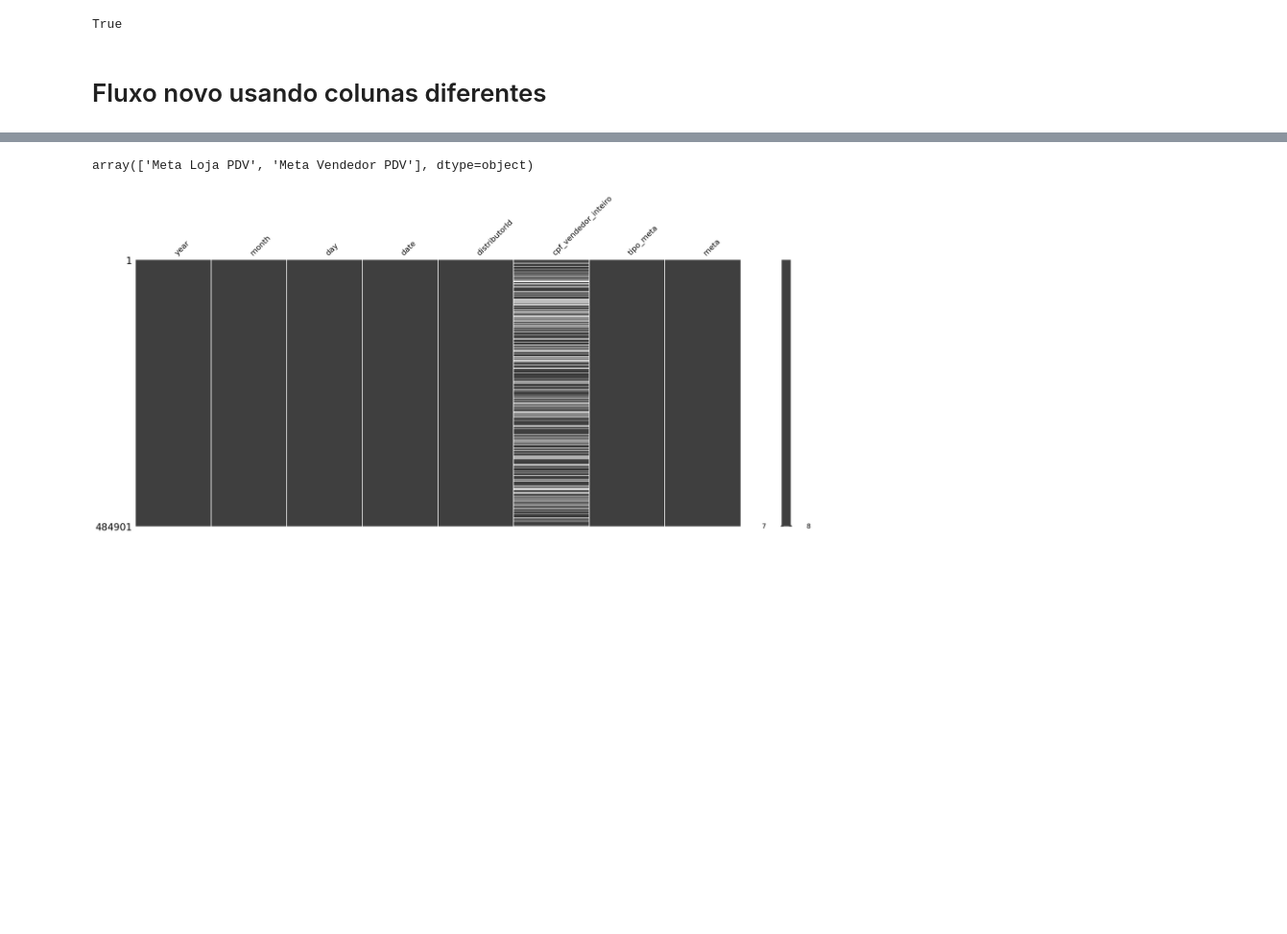
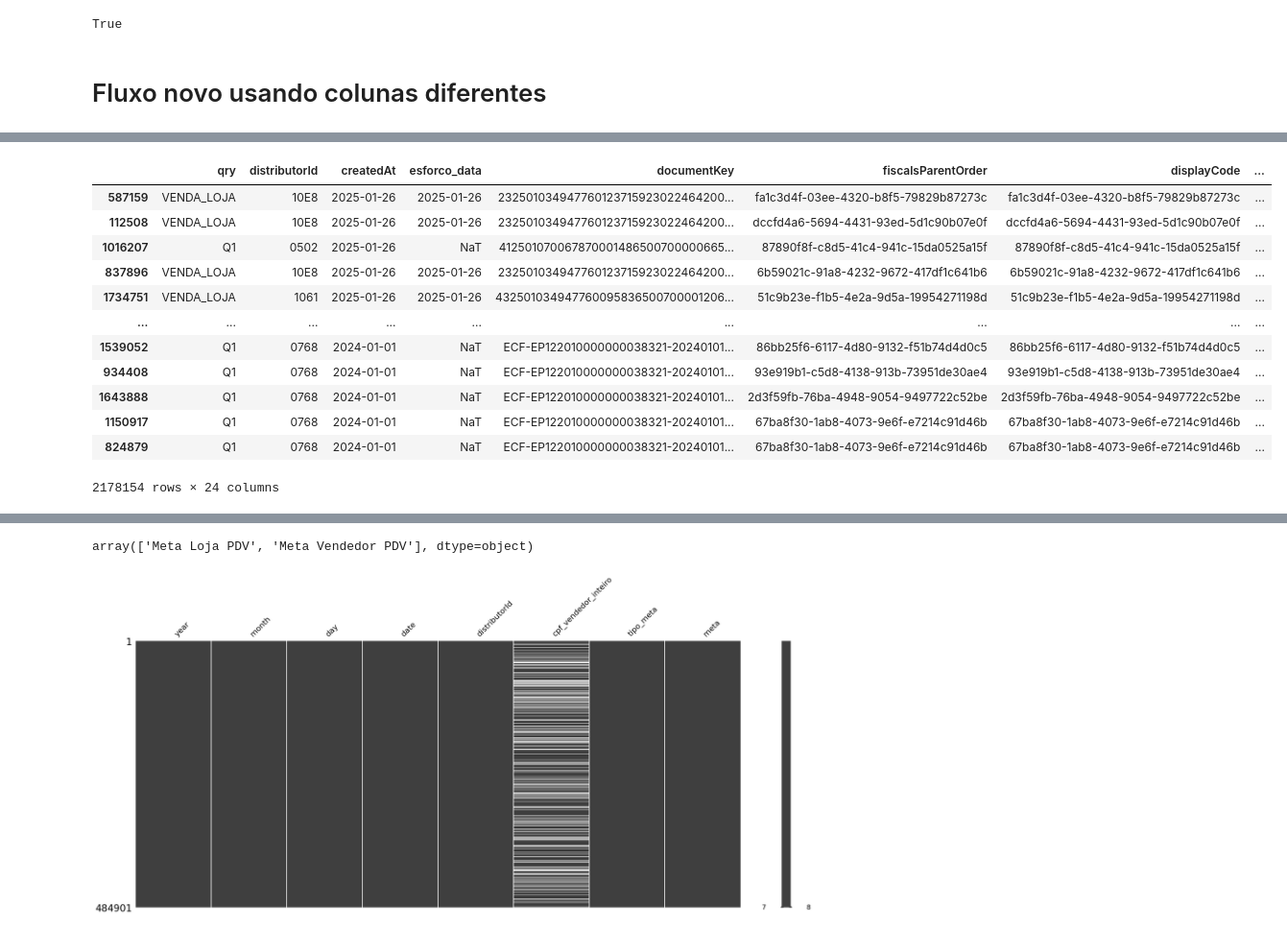
Before and after one commit to AmmoJailton/kpi-indicadores2, a Jupyter notebook: notebooks/teste_base_kpi.ipynb, the cells around one changed output, grey strips where cells are left out. Shown at 96% size. Saved outputs shown, nothing was run; the diff lists cells and outputs as text; code cells hidden in the pictures; blank space fills up the shorter version.

```diff
--- a/notebooks/teste_base_kpi.ipynb
+++ b/notebooks/teste_base_kpi.ipynb
@@ -720,0 +721,18 @@ loja 10H1
+# %%
+df = local_df_fato_vendas.copy()
+df.sort_values(by='createdAt', ascending=False, inplace=True)
+df
+# %% [output]
+|  | qry | distributorId | createdAt | esforco_data | documentKey | fiscalsParentOrder | displayCode | ... |
+| 587159 | VENDA_LOJA | 10E8 | 2025-01-26 | 2025-01-26 | 232501034947760123715923022464200... | fa1c3d4f-03ee-4320-b8f5-79829b87273c | fa1c3d4f-03ee-4320-b8f5-79829b87273c | ... |
+| 112508 | VENDA_LOJA | 10E8 | 2025-01-26 | 2025-01-26 | 232501034947760123715923022464200... | dccfd4a6-5694-4431-93ed-5d1c90b07e0f | dccfd4a6-5694-4431-93ed-5d1c90b07e0f | ... |
+| 1016207 | Q1 | 0502 | 2025-01-26 | NaT | 412501070067870001486500700000665... | 87890f8f-c8d5-41c4-941c-15da0525a15f | 87890f8f-c8d5-41c4-941c-15da0525a15f | ... |
+| 837896 | VENDA_LOJA | 10E8 | 2025-01-26 | 2025-01-26 | 232501034947760123715923022464200... | 6b59021c-91a8-4232-9672-417df1c641b6 | 6b59021c-91a8-4232-9672-417df1c641b6 | ... |
+| 1734751 | VENDA_LOJA | 1061 | 2025-01-26 | 2025-01-26 | 432501034947760095836500700001206... | 51c9b23e-f1b5-4e2a-9d5a-19954271198d | 51c9b23e-f1b5-4e2a-9d5a-19954271198d | ... |
+| ... | ... | ... | ... | ... | ... | ... | ... | ... |
+| 1539052 | Q1 | 0768 | 2024-01-01 | NaT | ECF-EP122010000000038321-20240101... | 86bb25f6-6117-4d80-9132-f51b74d4d0c5 | 86bb25f6-6117-4d80-9132-f51b74d4d0c5 | ... |
+| 934408 | Q1 | 0768 | 2024-01-01 | NaT | ECF-EP122010000000038321-20240101... | 93e919b1-c5d8-4138-913b-73951de30ae4 | 93e919b1-c5d8-4138-913b-73951de30ae4 | ... |
+| 1643888 | Q1 | 0768 | 2024-01-01 | NaT | ECF-EP122010000000038321-20240101... | 2d3f59fb-76ba-4948-9054-9497722c52be | 2d3f59fb-76ba-4948-9054-9497722c52be | ... |
+| 1150917 | Q1 | 0768 | 2024-01-01 | NaT | ECF-EP122010000000038321-20240101... | 67ba8f30-1ab8-4073-9e6f-e7214c91d46b | 67ba8f30-1ab8-4073-9e6f-e7214c91d46b | ... |
+| 824879 | Q1 | 0768 | 2024-01-01 | NaT | ECF-EP122010000000038321-20240101... | 67ba8f30-1ab8-4073-9e6f-e7214c91d46b | 67ba8f30-1ab8-4073-9e6f-e7214c91d46b | ... |
+2178154 rows × 24 columns
```
Also changed, not shown: parts of 6 cells of this notebook, 2 other files.
